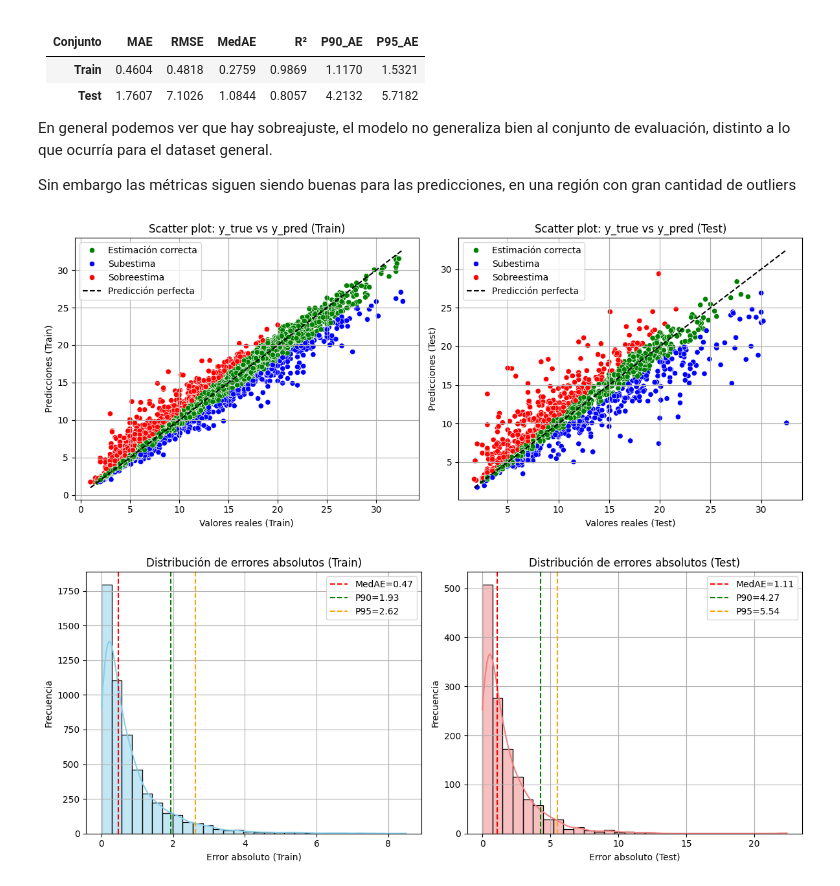
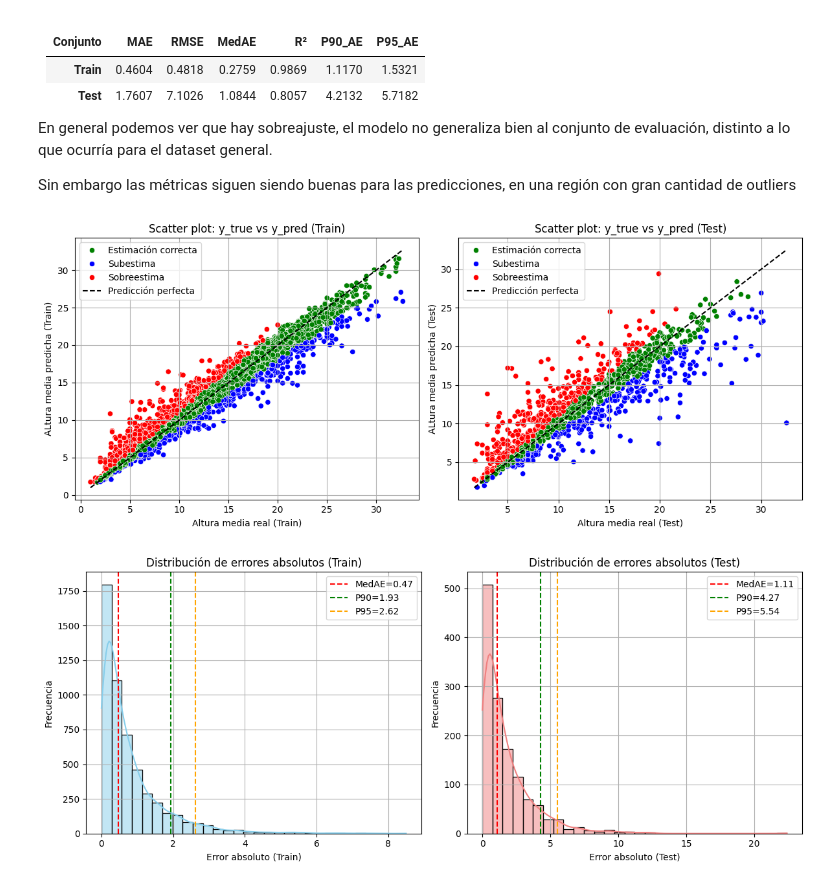
Before and after one commit to poggiogu/DiploDatos2025_Mentoria_17, a Jupyter notebook: mentoria_17_tp3_GRUPO1.ipynb, the cells around one changed output. Drawn from its saved outputs; the diff is of its cells as text; code cells hidden in the pictures.

```diff
--- a/mentoria_17_tp3_GRUPO1.ipynb
+++ b/mentoria_17_tp3_GRUPO1.ipynb
@@ -1362,8 +1562,8 @@ plt.figure(figsize=(12,5))
 plt.subplot(1,2,1)
 sns.scatterplot(x=y_train_BAP, y=xgb_y_pred_train_BAP,hue=categories_train, palette=palette)
 plt.plot([min(y_train_BAP), max(y_train_BAP)], [min(y_train_BAP), max(y_train_BAP)], 'k--', label='Predicción perfecta')
-plt.xlabel('Valores reales (Train)')
-plt.ylabel('Predicciones (Train)')
+plt.xlabel('Altura media real (Train)')
+plt.ylabel('ALtura media predicha (Train)')
 plt.title('Scatter plot: y_true vs y_pred (Train)')
 plt.legend()
 plt.grid(True)
@@ -1372,8 +1572,8 @@ plt.grid(True)
 plt.subplot(1,2,2)
 sns.scatterplot(x=y_test_BAP, y=xgb_y_pred_test_BAP,hue=categories_test, palette=palette)
 plt.plot([min(y_test_BAP), max(y_test_BAP)], [min(y_test_BAP), max(y_test_BAP)], 'k--', label='Predicción perfecta')
-plt.xlabel('Valores reales (Test)')
-plt.ylabel('Predicciones (Test)')
+plt.xlabel('Altura media real (Test)')
+plt.ylabel('ALtura media predicha (Test)')
 plt.title('Scatter plot: y_true vs y_pred (Test)')
 plt.legend()
 plt.grid(True)
@@ -1386,32 +1586,32 @@ plt.figure(figsize=(12,5))
 
 # Errores TRAIN
 errors_train = np.abs(y_train_BAP - xgb_y_pred_train_BAP)
 plt.subplot(1,2,1)
 sns.histplot(errors_train, bins=30, kde=True, color='skyblue')
 plt.axvline(np.median(errors_train), color='red', linestyle='--', label=f'MedAE={np.median(errors_train):.2f}')
 plt.axvline(np.percentile(errors_train, 90), color='green', linestyle='--', label=f'P90={np.percentile(errors_train,90):.2f}')
 plt.axvline(np.percentile(errors_train, 95), color='orange', linestyle='--', label=f'P95={np.percentile(errors_train,95):.2f}')
 plt.xlabel('Error absoluto (Train)')
 plt.ylabel('Frecuencia')
 plt.title('Distribución de errores absolutos (Train)')
 plt.legend()
 plt.grid(True)
 
 # Errores TEST
 errors_test = np.abs(y_test_BAP - xgb_y_pred_test_BAP)
 plt.subplot(1,2,2)
 sns.histplot(errors_test, bins=30, kde=True, color='lightcoral')
 plt.axvline(np.median(errors_test), color='red', linestyle='--', label=f'MedAE={np.median(errors_test):.2f}')
 plt.axvline(np.percentile(errors_test, 90), color='green', linestyle='--', label=f'P90={np.percentile(errors_test,90):.2f}')
 plt.axvline(np.percentile(errors_test, 95), color='orange', linestyle='--', label=f'P95={np.percentile(errors_test,95):.2f}')
 plt.xlabel('Error absoluto (Test)')
 plt.ylabel('Frecuencia')
 plt.title('Distribución de errores absolutos (Test)')
 plt.legend()
 plt.grid(True)
 
 plt.tight_layout()
 plt.show()
 # %% [output]
-[figure, old version]
+[figure, new version]
 [figure]
```
Also changed, not shown: parts of 17 cells of this notebook, 2 other files.
